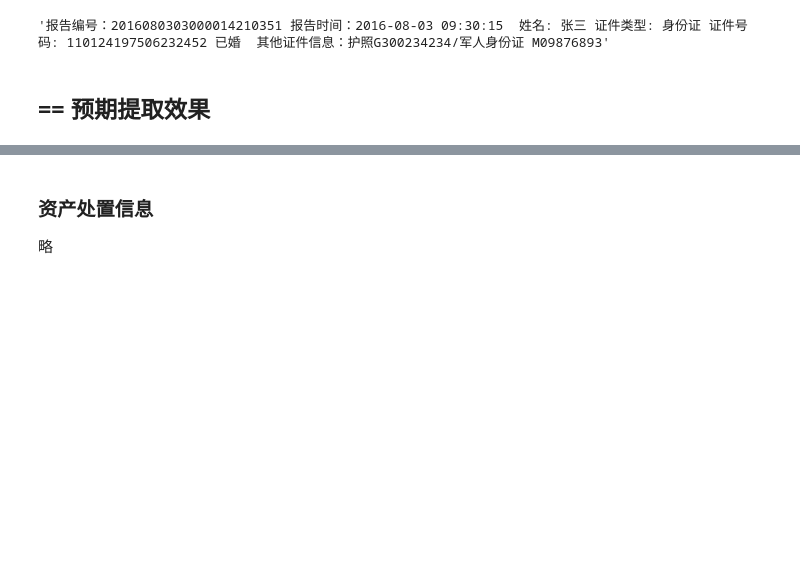
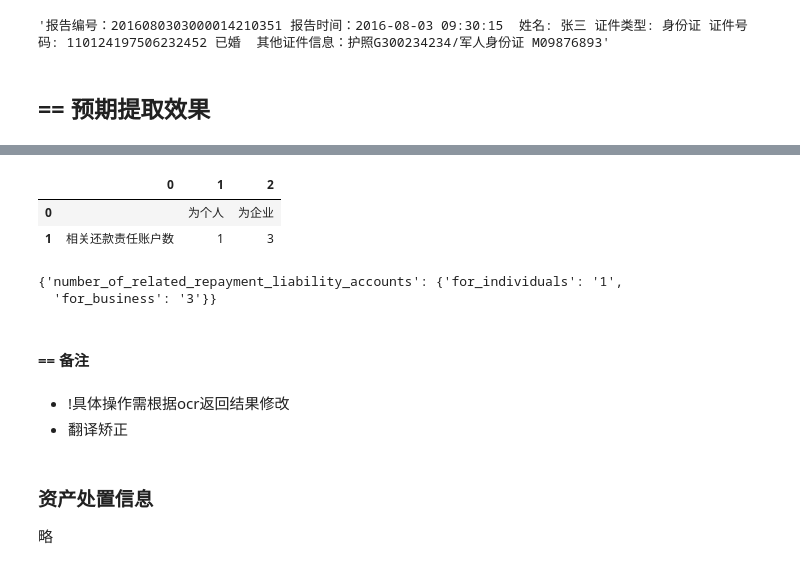
Before and after one commit to Arnoldzyf/knowledge_extraction_from_credit_reports, a Jupyter notebook: 4_简版方案.ipynb, the cells around one changed output, grey strips where cells are left out. Drawn from its saved outputs; the diff is of its cells as text; code cells hidden in the pictures; blank space fills up the shorter version.

```diff
--- a/4_简版方案.ipynb
+++ b/4_简版方案.ipynb
@@ -51,3 +522,20 @@ grxybg_schema.append(['其他证件信息'])
+# %%
+table_3_info = xxgy_table_result_to_json(row_names=key_list_2_English(table_3_result[0]),
+                                         col_names=key_list_2_English(table_3_result[1]),
+                                        data=key_list_2_English(table_3_result[2]))
+display(pd.DataFrame(xxgy_data[2]))
+table_3_info
+# %% [output]
+|  | 0 | 1 | 2 |
+| 0 |  | 为个人 | 为企业 |
+| 1 | 相关还款责任账户数 | 1 | 3 |
+{'number_of_related_repayment_liability_accounts': {'for_individuals': '1',
+  'for_business': '3'}}
+# %% [markdown]
+#### == 备注
+# %% [markdown]
+- !具体操作需根据ocr返回结果修改
+- 翻译矫正
 # %% [markdown]
 ### 资产处置信息
 略
```
Also changed, not shown: parts of 53 cells of this notebook, 2 other files.
